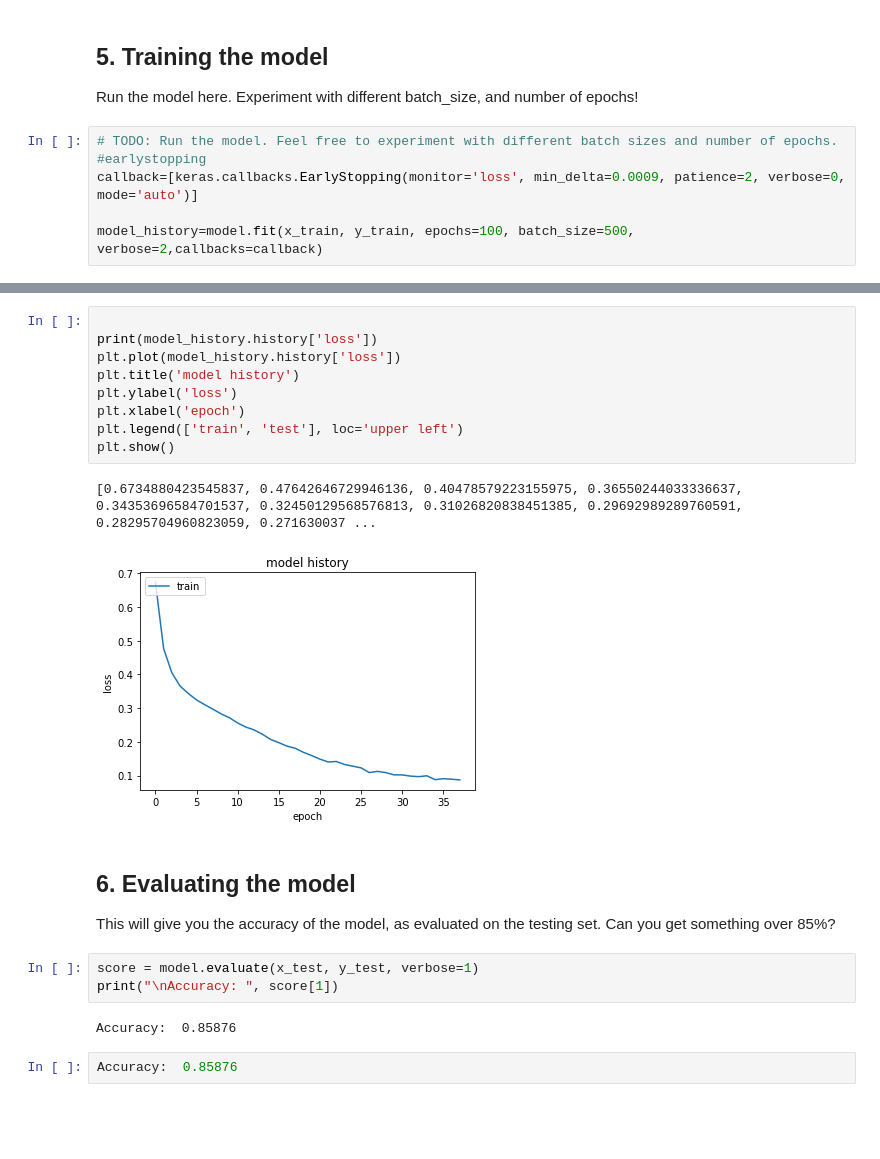
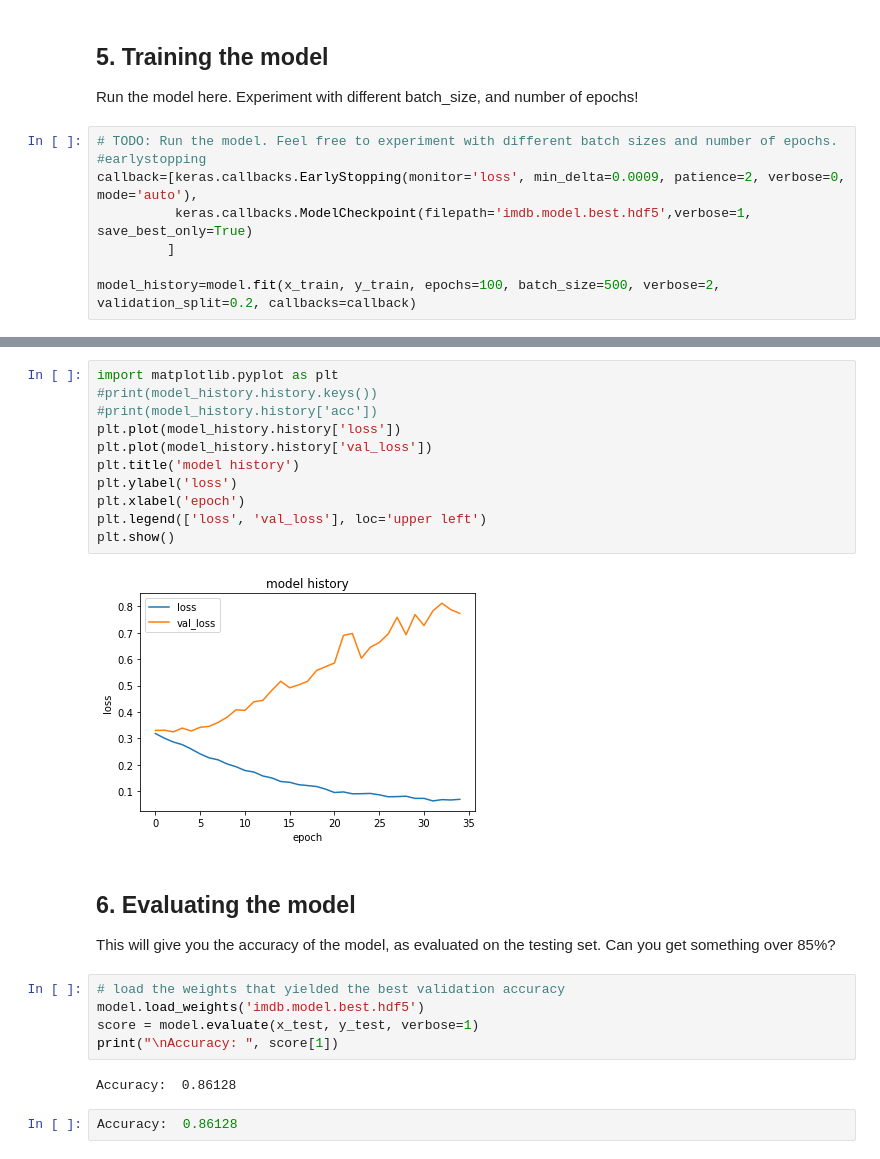
Before and after one commit to llathrop/aind2-dl, a Jupyter notebook: IMDB_In_Keras.ipynb, the cells around one changed output, grey strips where cells are left out. Cells and saved outputs as stored; diff of their text form; blank space fills up the shorter version.

```diff
--- a/IMDB_In_Keras.ipynb
+++ b/IMDB_In_Keras.ipynb
@@ -122,7 +122,9 @@ Run the model here. Experiment with different batch_size, and number of epochs!
 # %%
 # TODO: Run the model. Feel free to experiment with different batch sizes and number of epochs.
 #earlystopping
-callback=[keras.callbacks.EarlyStopping(monitor='loss', min_delta=0.0009, patience=2, verbose=0, mode='auto')]
+callback=[keras.callbacks.EarlyStopping(monitor='loss', min_delta=0.0009, patience=2, verbose=0, mode='auto'),
+          keras.callbacks.ModelCheckpoint(filepath='imdb.model.best.hdf5',verbose=1, save_best_only=True)
+         ]
 
-model_history=model.fit(x_train, y_train, epochs=100, batch_size=500, verbose=2,callbacks=callback)
+model_history=model.fit(x_train, y_train, epochs=100, batch_size=500, verbose=2, validation_split=0.2, callbacks=callback)
 # %% [output]
@@ -160,22 +161,25 @@ dict_keys(['loss', 'acc'])
 # %%
-
-print(model_history.history['loss'])
+import matplotlib.pyplot as plt
+#print(model_history.history.keys())
+#print(model_history.history['acc'])
 plt.plot(model_history.history['loss'])
+plt.plot(model_history.history['val_loss'])
 plt.title('model history')
 plt.ylabel('loss')
 plt.xlabel('epoch')
-plt.legend(['train', 'test'], loc='upper left')
+plt.legend(['loss', 'val_loss'], loc='upper left')
 plt.show()
 # %% [output]
-[0.6734880423545837, 0.47642646729946136, 0.40478579223155975, 0.36550244033336637, 0.34353696584701537, 0.32450129568576813, 0.31026820838451385, 0.29692989289760591, 0.28295704960823059, 0.271630037 ...
-[figure, old version]
+[figure, new version]
 # %% [markdown]
 ## 6. Evaluating the model
 This will give you the accuracy of the model, as evaluated on the testing set. Can you get something over 85%?
 # %%
+# load the weights that yielded the best validation accuracy
+model.load_weights('imdb.model.best.hdf5')
 score = model.evaluate(x_test, y_test, verbose=1)
 print("\nAccuracy: ", score[1])
 # %% [output]
-Accuracy:  0.85876
+Accuracy:  0.86128
 # %%
-Accuracy:  0.85876
+Accuracy:  0.86128
```
Also changed, not shown: parts of 3 cells of this notebook.
